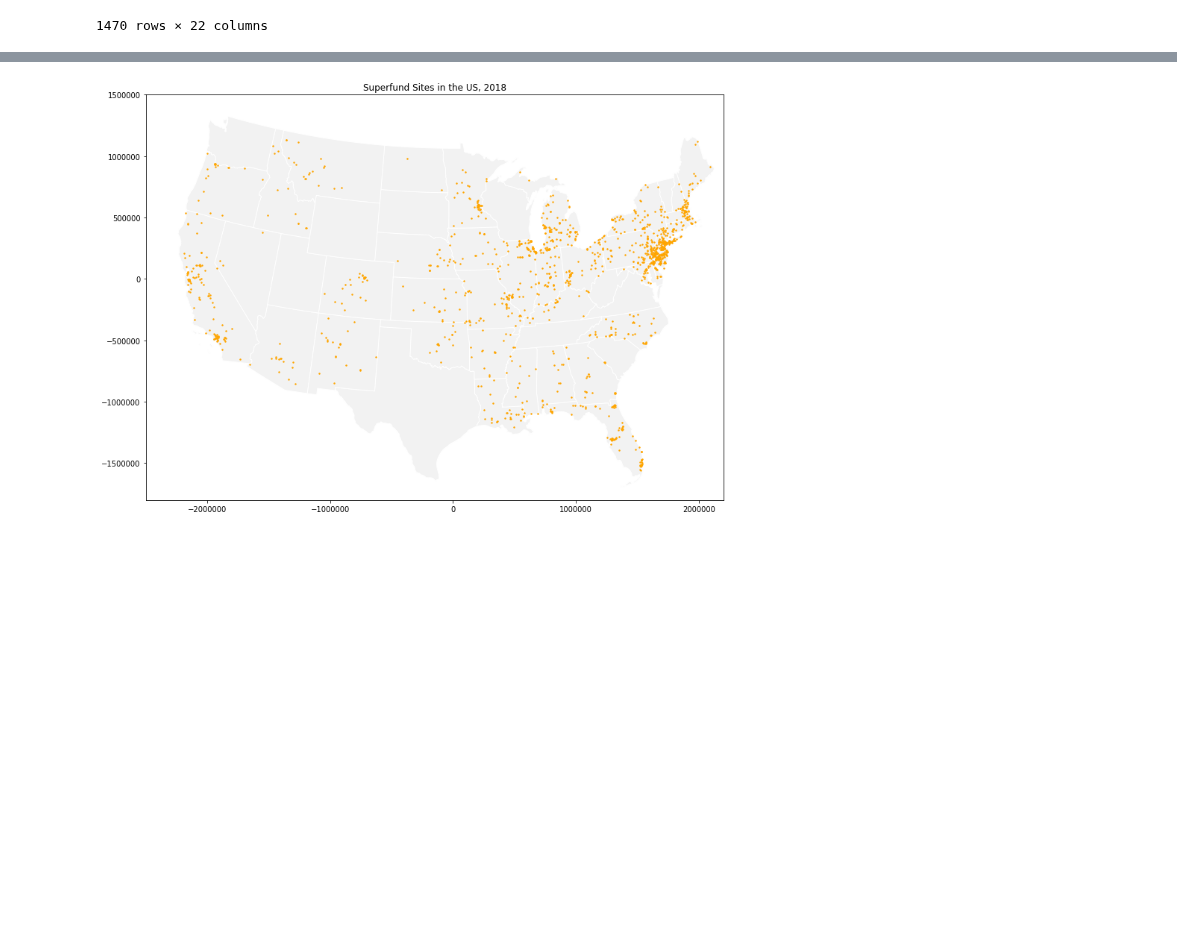
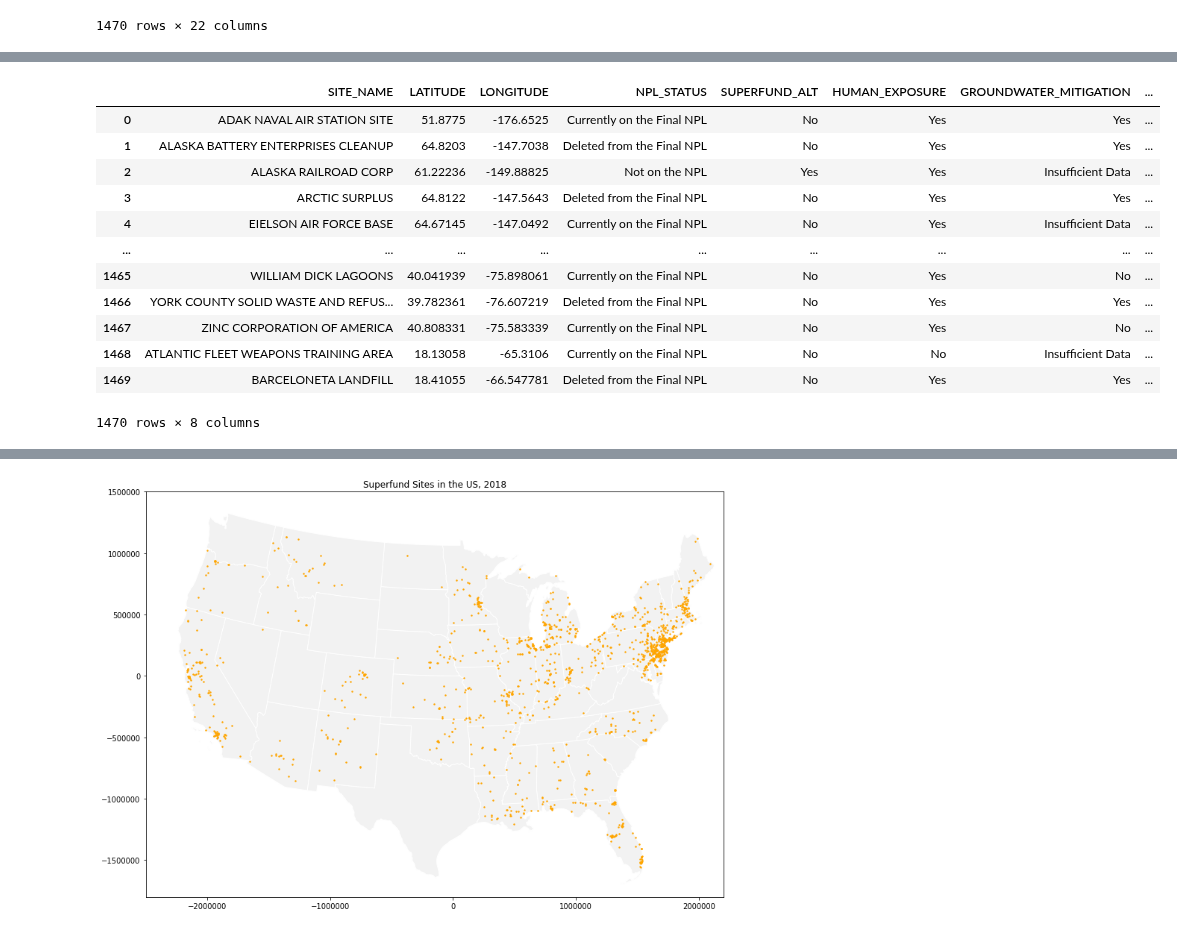
Before and after one commit to EileenGrady/us-industrial-pollution, a Jupyter notebook: notebooks/wrangle-superfund-site-data.ipynb, the cells around one changed output, grey strips where cells are left out. Cells and saved outputs as stored; diff of their text form; code cells hidden in the pictures; blank space fills up the shorter version.

```diff
--- a/notebooks/wrangle-superfund-site-data.ipynb
+++ b/notebooks/wrangle-superfund-site-data.ipynb
@@ -271,0 +391,18 @@ superfund_sites
+# %%
+superfund_filter = superfund.filter(['SITE_NAME', 'LATITUDE', 'LONGITUDE', 'NPL_STATUS_x', 'SUPERFUND_ALTERNATIVE_APPROACH', 'HUMAN_EXPOSURE_UNDER_CONTROL', 'GROUNDWATER_MIGRATION_UNDER_CONTROL', 'HRS_SCORE'], axis=1)
+superfund_filter = superfund_filter.rename(columns={'NPL_STATUS_x': 'NPL_STATUS', 'SUPERFUND_ALTERNATIVE_APPROACH': 'SUPERFUND_ALT', 'HUMAN_EXPOSURE_UNDER_CONTROL':'HUMAN_EXPOSURE', 'GROUNDWATER_MIGRATION_UNDER_CONTROL': 'GROUNDWATER_MITIGATION'})
+superfund_filter
+# %% [output]
+|  | SITE_NAME | LATITUDE | LONGITUDE | NPL_STATUS | SUPERFUND_ALT | HUMAN_EXPOSURE | GROUNDWATER_MITIGATION | ... |
+| 0 | ADAK NAVAL AIR STATION SITE | 51.8775 | -176.6525 | Currently on the Final NPL | No | Yes | Yes | ... |
+| 1 | ALASKA BATTERY ENTERPRISES CLEANUP | 64.8203 | -147.7038 | Deleted from the Final NPL | No | Yes | Yes | ... |
+| 2 | ALASKA RAILROAD CORP | 61.22236 | -149.88825 | Not on the NPL | Yes | Yes | Insufficient Data | ... |
+| 3 | ARCTIC SURPLUS | 64.8122 | -147.5643 | Deleted from the Final NPL | No | Yes | Yes | ... |
+| 4 | EIELSON AIR FORCE BASE | 64.67145 | -147.0492 | Currently on the Final NPL | No | Yes | Insufficient Data | ... |
+| ... | ... | ... | ... | ... | ... | ... | ... | ... |
+| 1465 | WILLIAM DICK LAGOONS | 40.041939 | -75.898061 | Currently on the Final NPL | No | Yes | No | ... |
+| 1466 | YORK COUNTY SOLID WASTE AND REFUS... | 39.782361 | -76.607219 | Deleted from the Final NPL | No | Yes | Yes | ... |
+| 1467 | ZINC CORPORATION OF AMERICA | 40.808331 | -75.583339 | Currently on the Final NPL | No | Yes | No | ... |
+| 1468 | ATLANTIC FLEET WEAPONS TRAINING AREA | 18.13058 | -65.3106 | Currently on the Final NPL | No | No | Insufficient Data | ... |
+| 1469 | BARCELONETA LANDFILL | 18.41055 | -66.547781 | Deleted from the Final NPL | No | Yes | Yes | ... |
+1470 rows × 8 columns
```
Also changed, not shown: parts of 21 cells of this notebook, 7 other files.
